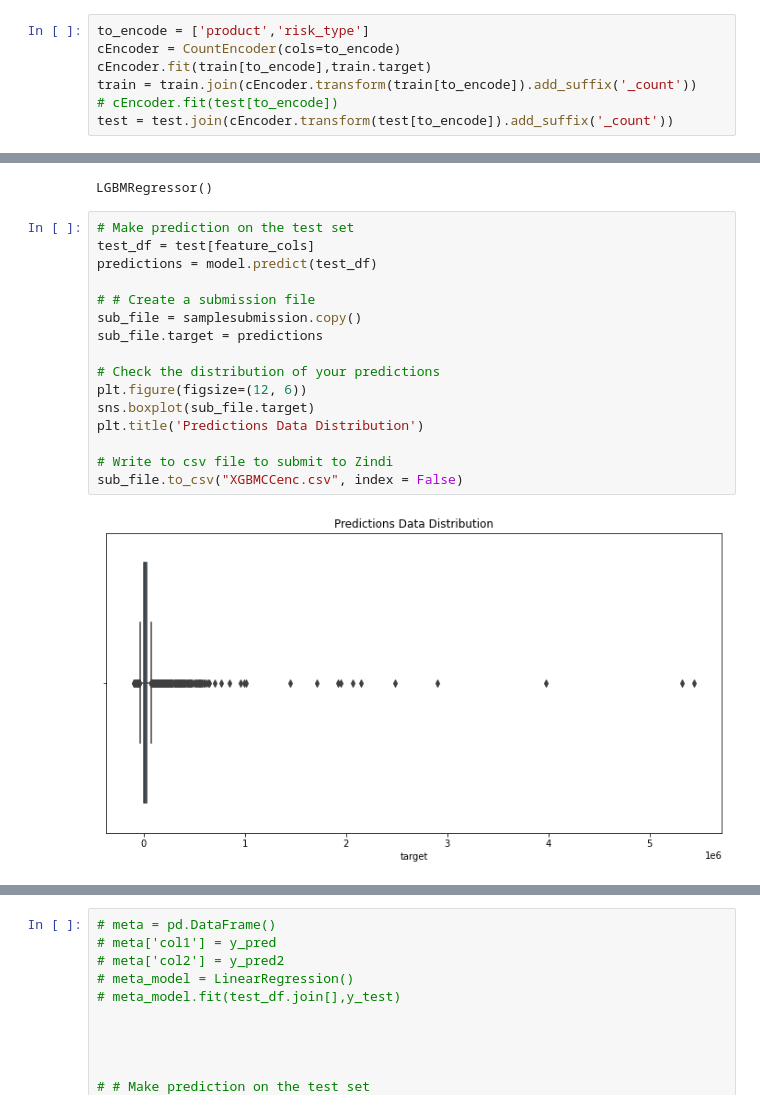
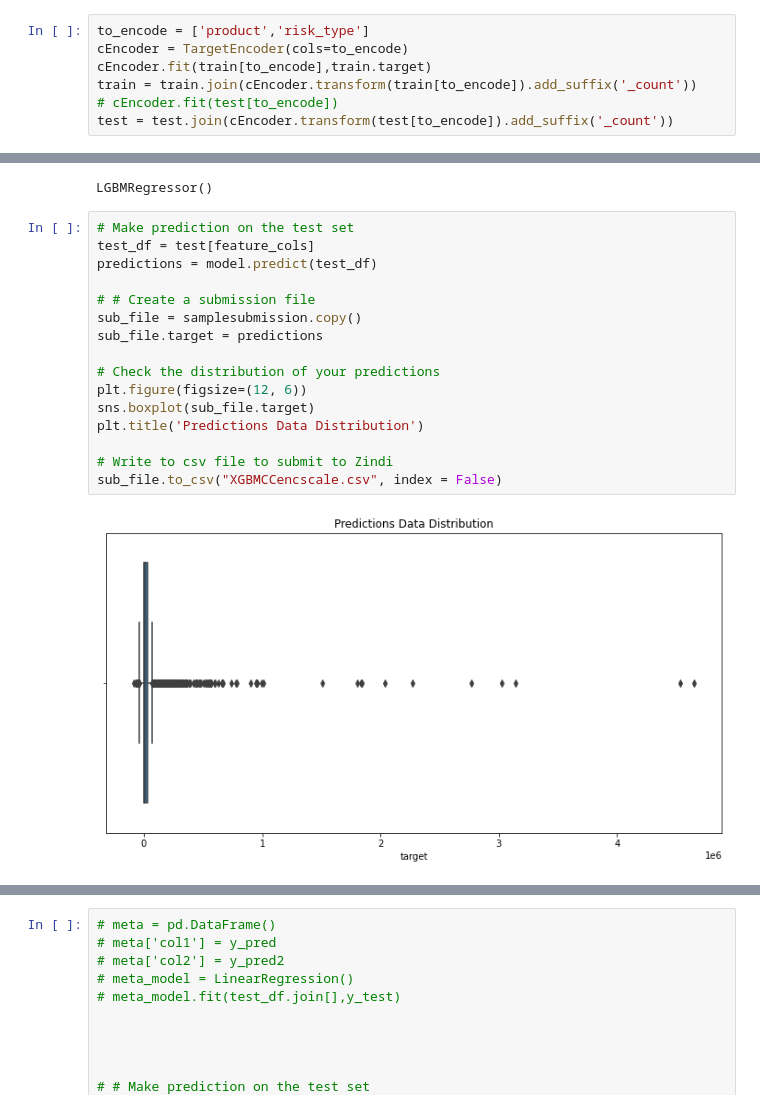
Before and after one commit to simiel/2022UHA, a Jupyter notebook: notebook/2.ipynb, the cells around one changed output, grey strips where cells are left out. Drawn from its saved outputs; the diff is of its cells as text.

```diff
--- a/notebook/2.ipynb
+++ b/notebook/2.ipynb
@@ -88,7 +101,7 @@ data.shape
 (13395, 257)
 # %%
 to_encode = ['product','risk_type']
-cEncoder = CountEncoder(cols=to_encode)
+cEncoder = TargetEncoder(cols=to_encode)
 cEncoder.fit(train[to_encode],train.target)
 train = train.join(cEncoder.transform(train[to_encode]).add_suffix('_count'))
 # cEncoder.fit(test[to_encode])
@@ -165,21 +178,21 @@ LGBMRegressor()
 # %%
 # Make prediction on the test set
 test_df = test[feature_cols]
 predictions = model.predict(test_df)
 
 # # Create a submission file
 sub_file = samplesubmission.copy()
 sub_file.target = predictions
 
 # Check the distribution of your predictions
 plt.figure(figsize=(12, 6))
 sns.boxplot(sub_file.target)
 plt.title('Predictions Data Distribution')
 
 # Write to csv file to submit to Zindi
-sub_file.to_csv("XGBMCCenc.csv", index = False)
+sub_file.to_csv("XGBMCCencscale.csv", index = False)
 # %% [output]
-[figure, old version]
+[figure, new version]
 # %%
 # Make prediction on the test set
 test_df = test[feature_cols]
```
Also changed, not shown: parts of 3 cells of this notebook, 6 other files.
